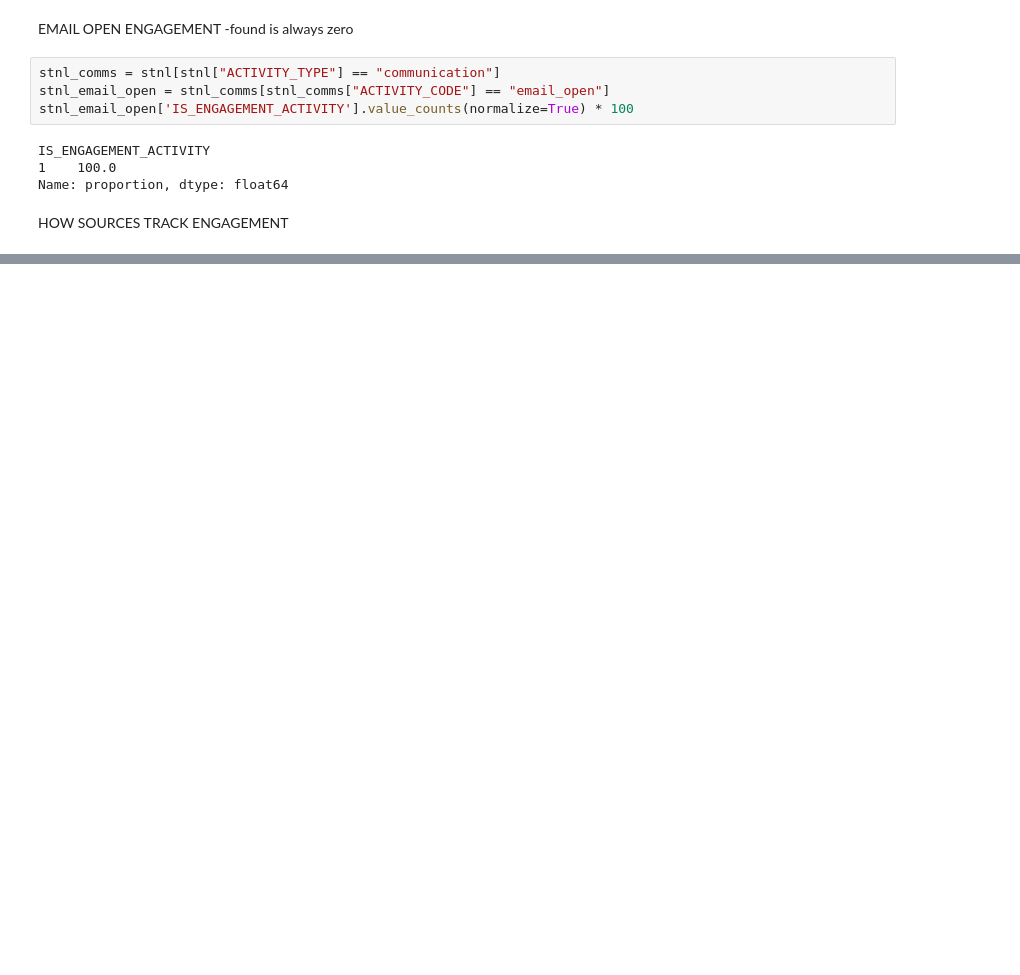
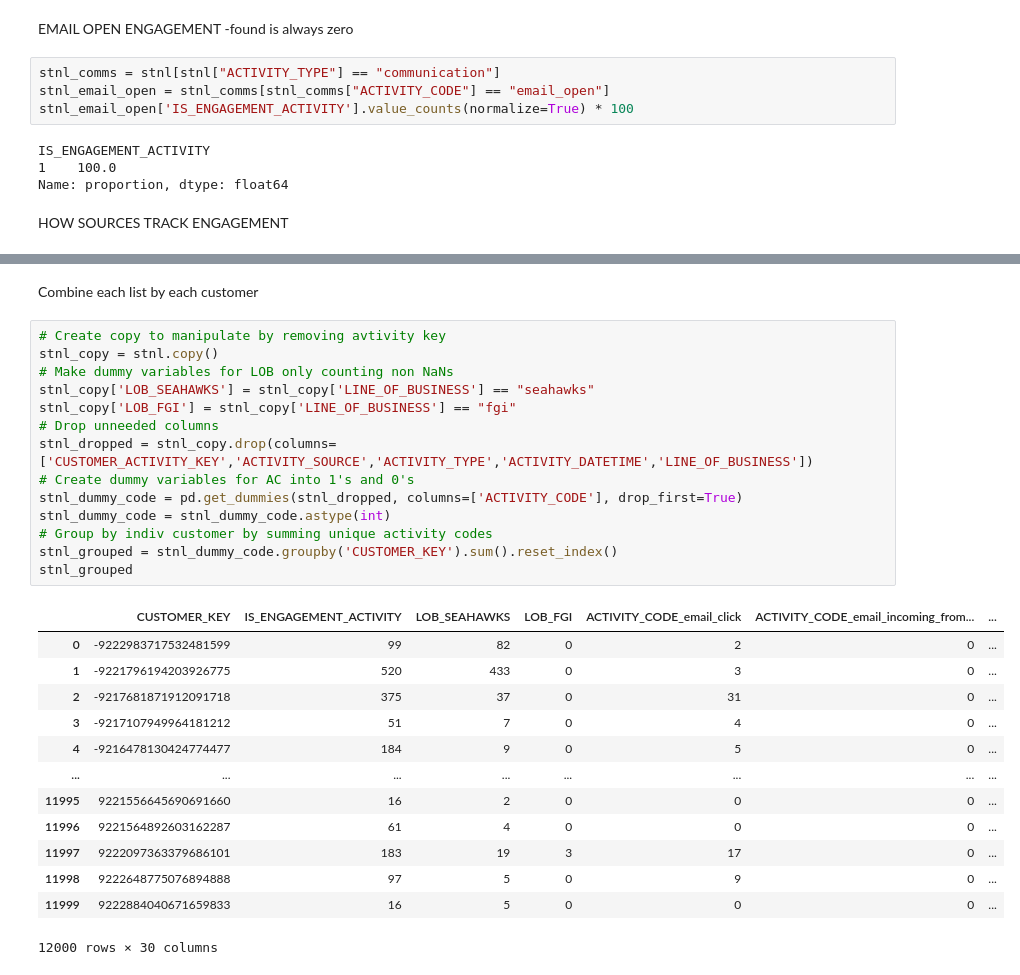
Before and after one commit to ddchamber/Seahawks, a Jupyter notebook: Data_Overview.ipynb, the cells around one changed output, grey strips where cells are left out. Drawn from its saved outputs; the diff is of its cells as text; blank space fills up the shorter version.

```diff
--- a/Data_Overview.ipynb
+++ b/Data_Overview.ipynb
@@ -210,0 +607,30 @@ stnl_one_zero_at
+# %% [markdown]
+Combine each list by each customer
+# %%
+# Create copy to manipulate by removing avtivity key
+stnl_copy = stnl.copy()
+# Make dummy variables for LOB only counting non NaNs
+stnl_copy['LOB_SEAHAWKS'] = stnl_copy['LINE_OF_BUSINESS'] == "seahawks"
+stnl_copy['LOB_FGI'] = stnl_copy['LINE_OF_BUSINESS'] == "fgi"
+# Drop unneeded columns
+stnl_dropped = stnl_copy.drop(columns=['CUSTOMER_ACTIVITY_KEY','ACTIVITY_SOURCE','ACTIVITY_TYPE','ACTIVITY_DATETIME','LINE_OF_BUSINESS'])
+# Create dummy variables for AC into 1's and 0's
+stnl_dummy_code = pd.get_dummies(stnl_dropped, columns=['ACTIVITY_CODE'], drop_first=True)
+stnl_dummy_code = stnl_dummy_code.astype(int)
+# Group by indiv customer by summing unique activity codes
+stnl_grouped = stnl_dummy_code.groupby('CUSTOMER_KEY').sum().reset_index()
+stnl_grouped
+# %% [output]
+|  | CUSTOMER_KEY | IS_ENGAGEMENT_ACTIVITY | LOB_SEAHAWKS | LOB_FGI | ACTIVITY_CODE_email_click | ACTIVITY_CODE_email_incoming_from... | ... |
+| 0 | -9222983717532481599 | 99 | 82 | 0 | 2 | 0 | ... |
+| 1 | -9221796194203926775 | 520 | 433 | 0 | 3 | 0 | ... |
+| 2 | -9217681871912091718 | 375 | 37 | 0 | 31 | 0 | ... |
+| 3 | -9217107949964181212 | 51 | 7 | 0 | 4 | 0 | ... |
+| 4 | -9216478130424774477 | 184 | 9 | 0 | 5 | 0 | ... |
+| ... | ... | ... | ... | ... | ... | ... | ... |
+| 11995 | 9221556645690691660 | 16 | 2 | 0 | 0 | 0 | ... |
+| 11996 | 9221564892603162287 | 61 | 4 | 0 | 0 | 0 | ... |
+| 11997 | 9222097363379686101 | 183 | 19 | 3 | 17 | 0 | ... |
+| 11998 | 9222648775076894888 | 97 | 5 | 0 | 9 | 0 | ... |
+| 11999 | 9222884040671659833 | 16 | 5 | 0 | 0 | 0 | ... |
+12000 rows × 30 columns
```
Also changed, not shown: parts of 20 cells of this notebook.
